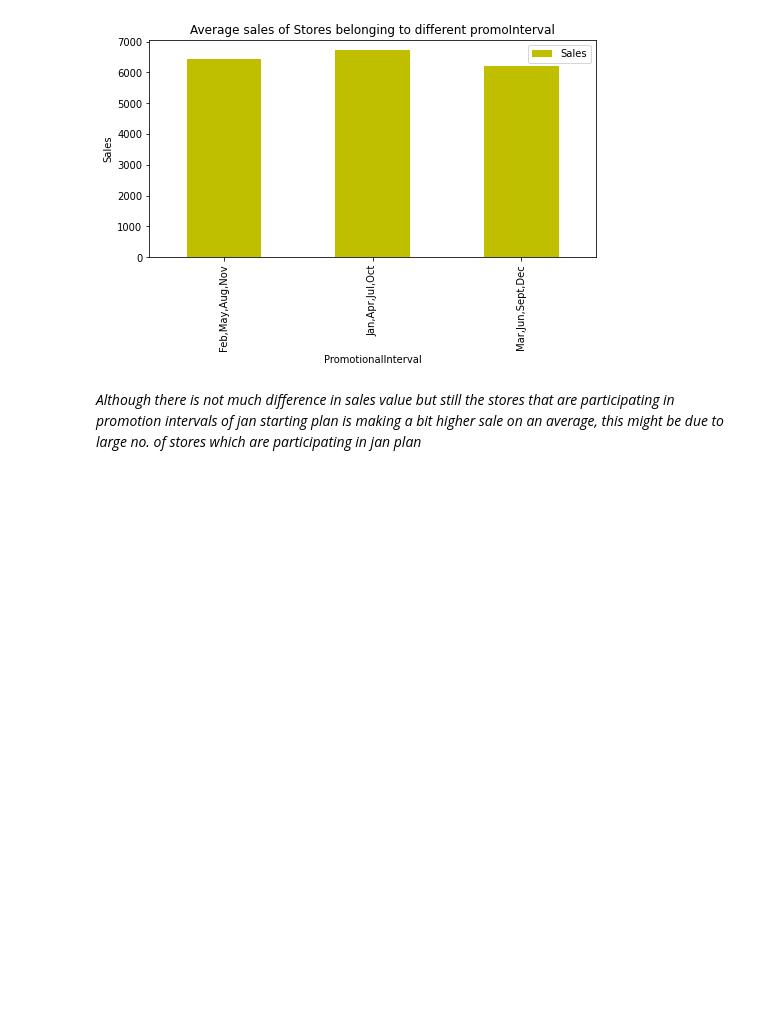
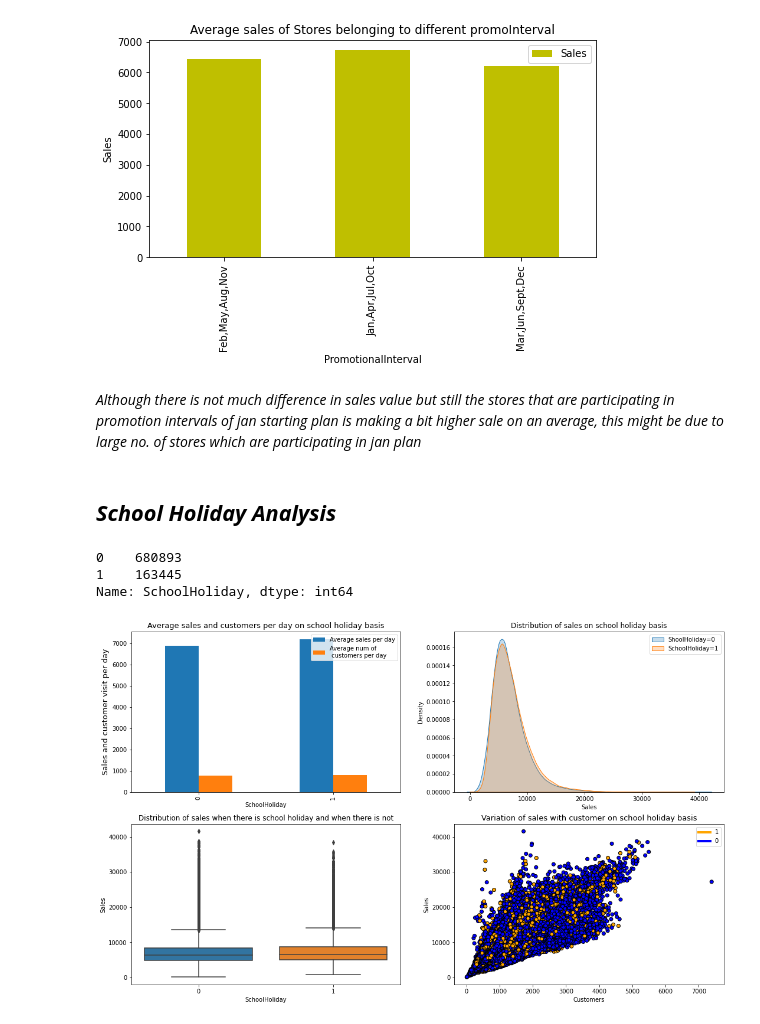
Before and after one commit to kiranmahara9600/Rossmann-Sales-Prediction, a Jupyter notebook: Rossmann_Sales_Prediction.ipynb, the cells around one changed output. Saved outputs shown, nothing was run; the diff lists cells and outputs as text; code cells hidden in the pictures; blank space fills up the shorter version.

Commit message:
Holiday and Competition analysis

```diff
--- a/Rossmann_Sales_Prediction.ipynb
+++ b/Rossmann_Sales_Prediction.ipynb
@@ -1055,3 +1055,52 @@ rossman_stores_data[rossman_stores_data['Promo2']==1].groupby(['PromoInterval'])
 [figure]
 # %% [markdown]
 *Although there is not much difference in sales value but still the stores that are participating in promotion intervals of jan starting plan is making a bit higher sale on an average, this might be due to large no. of stores which are participating in jan plan*
+# %% [markdown]
+## ***School Holiday Analysis***
+# %%
+#___________________________________BLOCK 60________________________________________
+
+#unique values and their counts in schoolholiday
+rossman_stores_data['SchoolHoliday'].value_counts()
+# %% [output]
+0    680893
+1    163445
+Name: SchoolHoliday, dtype: int64
+# %%
+#____________________________________BLOCK 61_____________________________________
+
+#to check for average of sales and customers on school holiday basis
+customer_sales_acrdntoschoolholiday=rossman_stores_data.groupby('SchoolHoliday').agg({'Sales':'mean','Customers':'mean'})
+customer_sales_acrdntoschoolholiday.rename(columns={'Sales':'Average sales per day','Customers':'Average num of\n customers per day'},inplace=True)
+
+#visualising schoolholiday effect on sales and customers
+fig,axes = plt.subplots(2,2,figsize=(18,11))  #defining figure and creating different axes
+colors = {1:'orange', 0: 'blue'}
+
+#bar plot representing average sales and customers corresponding to school holiday value
+axs1 = customer_sales_acrdntoschoolholiday.plot.bar( ax = axes[0][0])
+axs1.set_title('Average sales and customers per day on school holiday basis',fontsize=13)
+axs1.set_ylabel('Sales and customer visit per day',fontsize=13)
+
+#kdeplot showing sales distribution corresponding to school holiday
+axs2 = sns.kdeplot(rossman_stores_data[rossman_stores_data['SchoolHoliday'] == 0]['Sales'], ax = axes[0][1],label = 'ShoolHoliday=0', shade = True)
+axs2 = sns.kdeplot(rossman_stores_data[rossman_stores_data['SchoolHoliday'] == 1]['Sales'], ax = axes[0][1],label ='SchoolHoliday=1', shade = True)
+axs2.set_title('Distribution of sales on school holiday basis')
+axs2.legend()  #to show labels on graphs
+
+#boxplot showing sales distribution corresponding to school holiday
+axs3 = sns.boxplot(x = 'SchoolHoliday', y = 'Sales', data = rossman_stores_data, ax= axes[1][0])
+axs3.set_title('Distribution of sales when there is school holiday and when there is not')
+
+#scatterplot showing variation of sales with customer on school holiday basis
+axes[1][1].scatter(rossman_stores_data['Customers'], rossman_stores_data['Sales'],  c = rossman_stores_data['SchoolHoliday'].map(colors), edgecolors='black')
+axes[1][1].set_title('Variation of sales with customer on school holiday basis',fontsize=13)
+axes[1][1].set_xlabel('Customers')
+axes[1][1].set_ylabel('Sales')
+custom_lines = [Line2D([0], [0], color='orange', lw=4),  # custom lines for label of scatter plot
+                Line2D([0], [0], color='blue', lw=4)]
+labels=[1,0]
+axes[1][1].legend(custom_lines,labels)
+plt.show()
+# %% [output]
+[figure, added]
```
Also changed, not shown: parts of 17 cells of this notebook.
